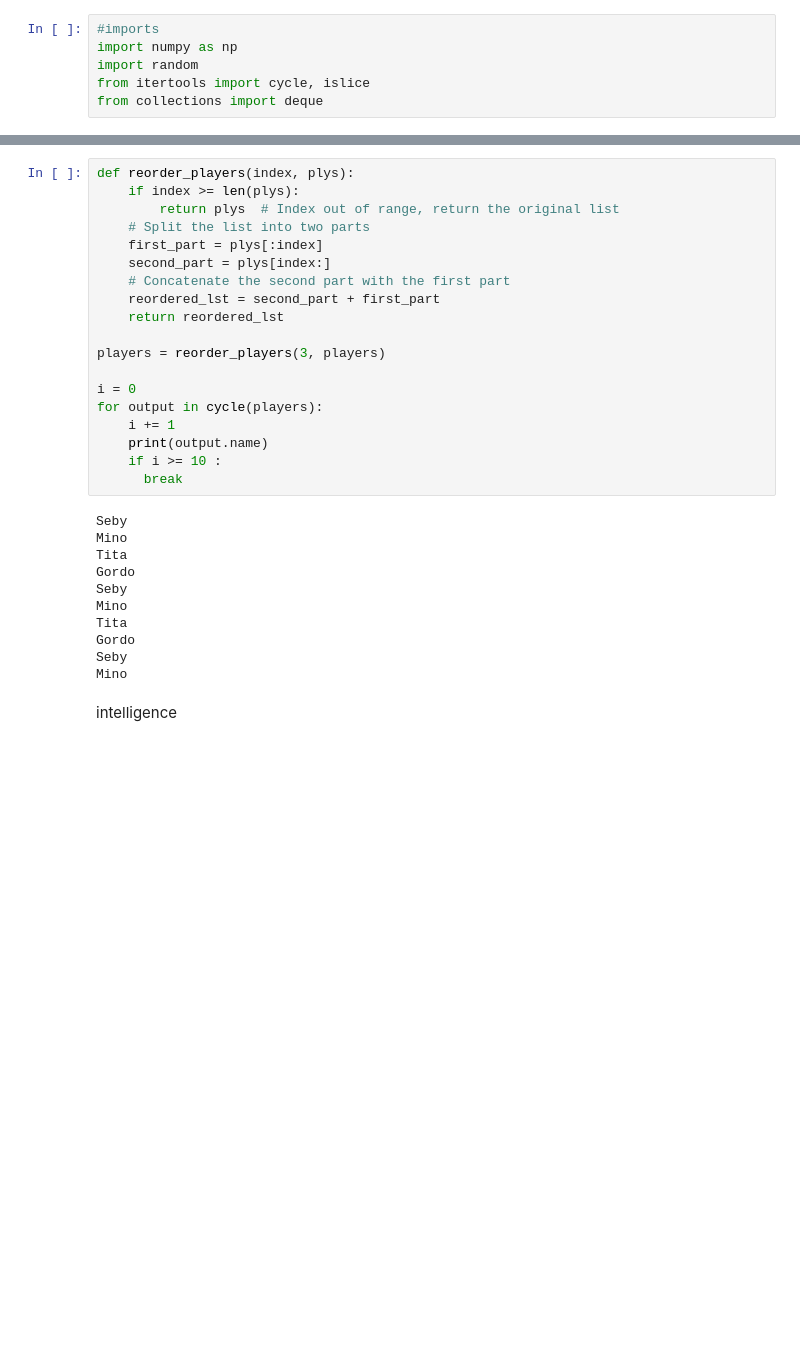
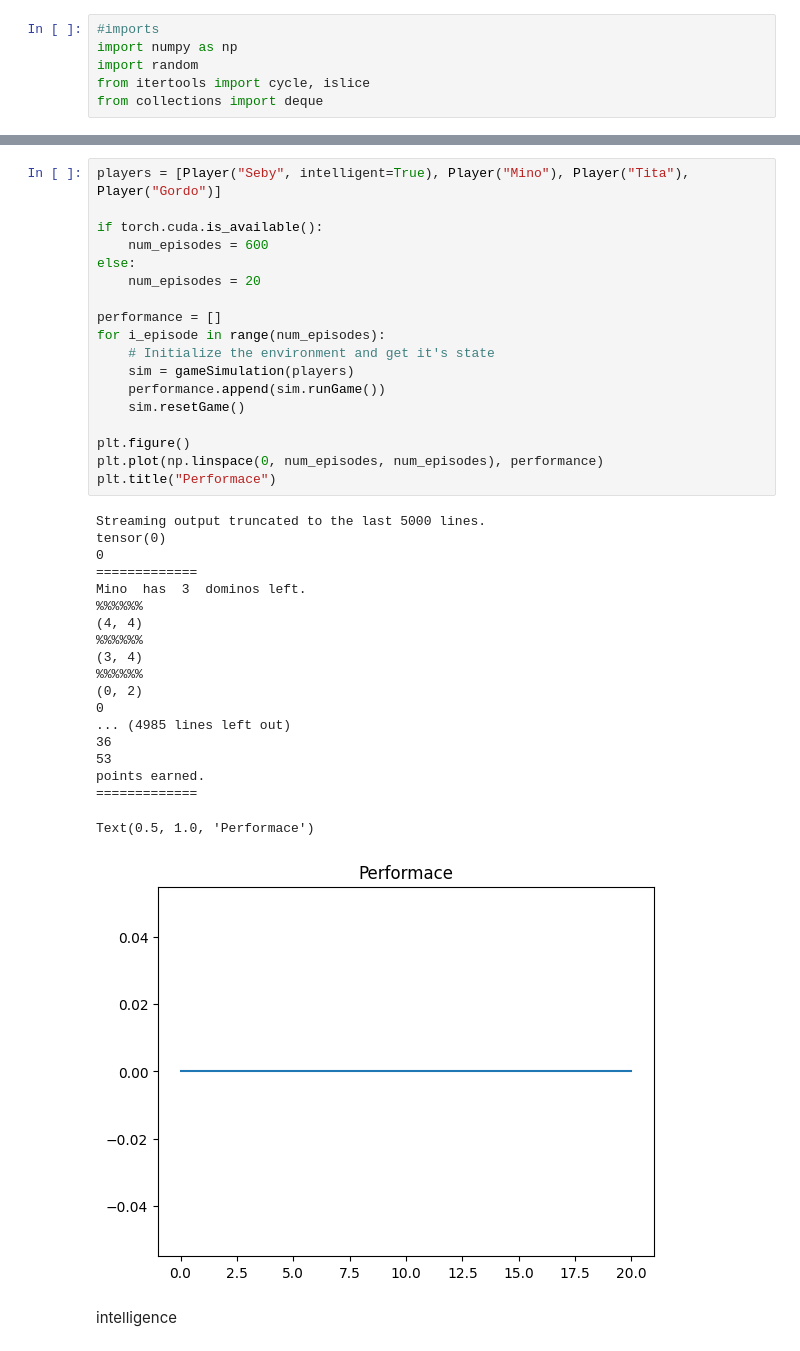
Before and after one commit to SeanSDarcy2001/games, a Jupyter notebook: dominoRL.ipynb, the cells around one changed output, grey strips where cells are left out. Saved outputs shown, nothing was run; the diff lists cells and outputs as text; blank space fills up the shorter version.

```diff
--- a/dominoRL.ipynb
+++ b/dominoRL.ipynb
@@ -311,33 +404,41 @@ DOMINO SET
-# %%
-def reorder_players(index, plys):
-    if index >= len(plys):
-        return plys  # Index out of range, return the original list
-    # Split the list into two parts
-    first_part = plys[:index]
-    second_part = plys[index:]
-    # Concatenate the second part with the first part
-    reordered_lst = second_part + first_part
-    return reordered_lst
-
-players = reorder_players(3, players)
-
-i = 0
-for output in cycle(players):
-    i += 1
-    print(output.name)
-    if i >= 10 :
-      break
-# %% [output]
-Seby
-Mino
-Tita
-Gordo
-Seby
-Mino
-Tita
-Gordo
-Seby
-Mino
+# %%
+players = [Player("Seby", intelligent=True), Player("Mino"), Player("Tita"), Player("Gordo")]
+
+if torch.cuda.is_available():
+    num_episodes = 600
+else:
+    num_episodes = 20
+
+performance = []
+for i_episode in range(num_episodes):
+    # Initialize the environment and get it's state
+    sim = gameSimulation(players)
+    performance.append(sim.runGame())
+    sim.resetGame()
+
+plt.figure()
+plt.plot(np.linspace(0, num_episodes, num_episodes), performance)
+plt.title("Performace")
+# %% [output]
+Streaming output truncated to the last 5000 lines.
+tensor(0)
+0
+=============
+Mino  has  3  dominos left.
+%%%%%%
+(4, 4)
+%%%%%%
+(3, 4)
+%%%%%%
+(0, 2)
+0
+... (4985 lines left out)
+36
+53
+points earned.
+=============
+Text(0.5, 1.0, 'Performace')
+[figure, added]
 # %% [markdown]
 intelligence
 # %%
```
Also changed, not shown: parts of 8 cells of this notebook.
